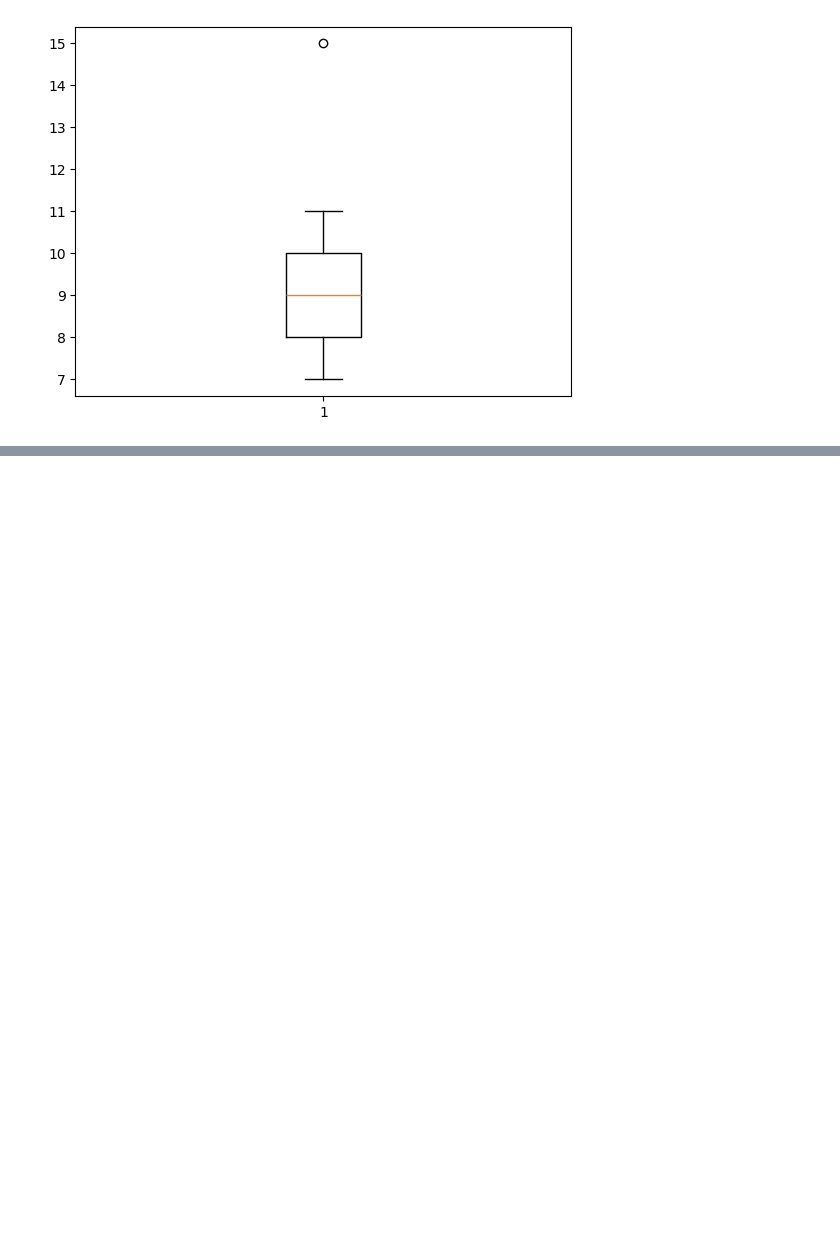
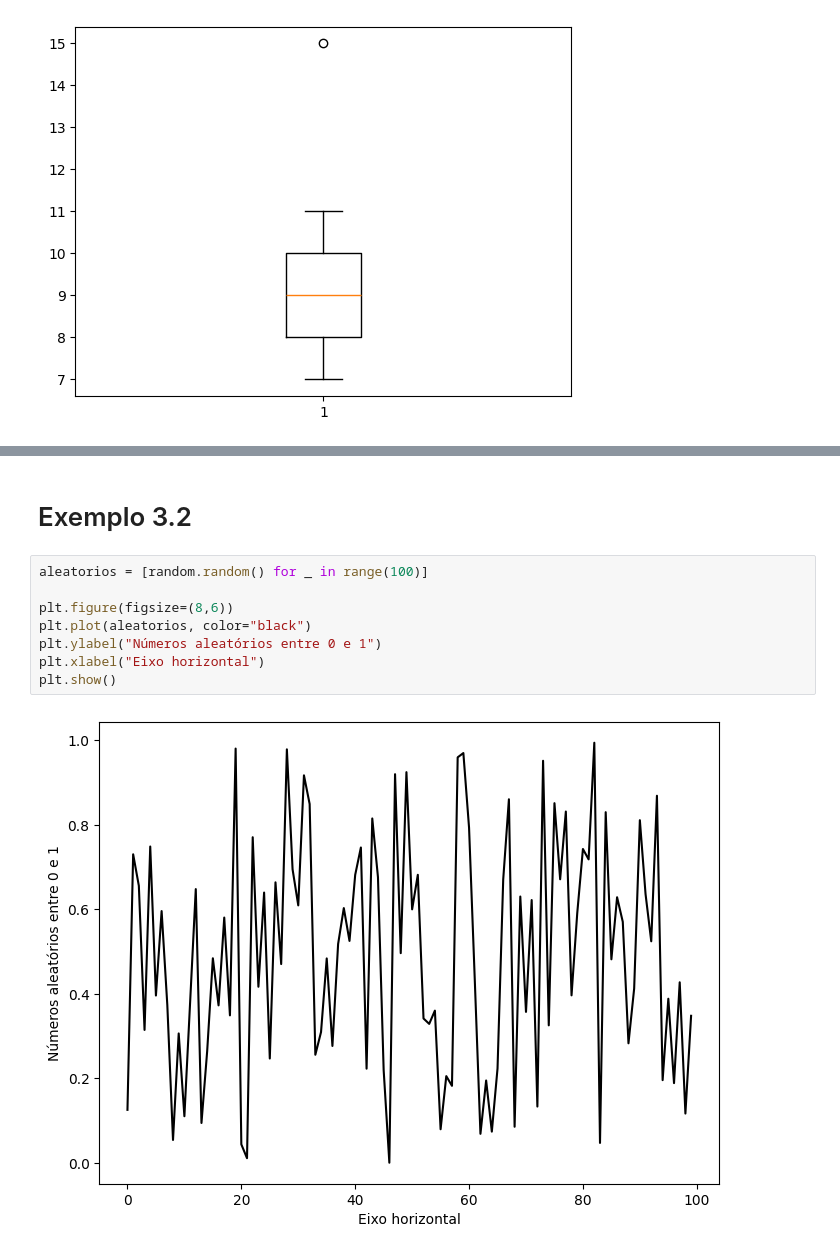
Before and after one commit to eraosso/PMF, a Jupyter notebook: Capitulo-3.ipynb, the cells around one changed output, grey strips where cells are left out. Saved outputs shown, nothing was run; the diff lists cells and outputs as text; blank space fills up the shorter version.

```diff
--- a/Capitulo-3.ipynb
+++ b/Capitulo-3.ipynb
@@ -87,0 +102,12 @@ plt.boxplot(estat_dados[1], vert=True)
+# %% [markdown]
+# Exemplo 3.2
+# %%
+aleatorios = [random.random() for _ in range(100)]
+
+plt.figure(figsize=(8,6))
+plt.plot(aleatorios, color="black")
+plt.ylabel("Números aleatórios entre 0 e 1")
+plt.xlabel("Eixo horizontal")
+plt.show()
+# %% [output]
+[figure, added]
```
Also changed, not shown: parts of 15 cells of this notebook, 2 other files.
